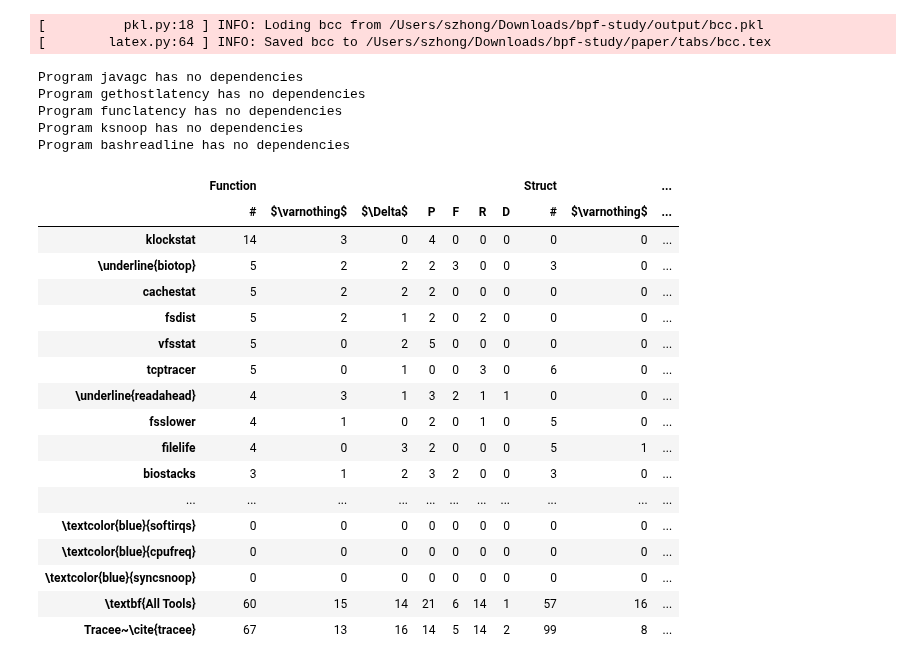
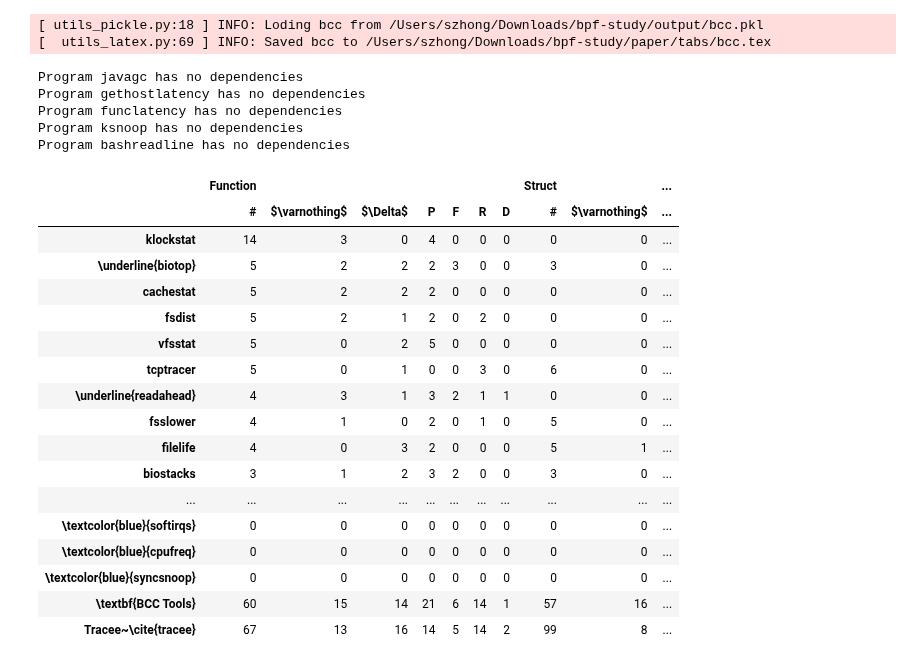
Before and after one commit to ShawnZhong/DepSurf, a Jupyter notebook: 51_bcc_table.ipynb, the cells around one changed output. Drawn from its saved outputs; the diff is of its cells as text; code cells hidden in the pictures.

```diff
--- a/51_bcc_table.ipynb
+++ b/51_bcc_table.ipynb
@@ -24,7 +24,7 @@ COLUMNS = {
 
 NUM_PROGS = r"# BCC tool"
 PCT_PROGS = r"% BCC tool"
-NUM_DEPS = r"All Tools"
+NUM_DEPS = r"BCC Tools"
 PCT_DEPS = r"% Dep vec"
 
 BOLD_SUMMARY = True
@@ -172,37 +172,51 @@ df = df.map(f)
 df_latex = df.map(lambda x: GRAY_DASH if x == 0 else x)
 latex = df_latex.to_latex(
     multicolumn_format="c|",
-    column_format="l|rrrrrrr|rr|rrr|rrr|rrr",
+    column_format=r"l|rrrrrrr|rr|rrr|rrr|rr",
 )
 # latex = latex.replace(NUM_PROGS, r"\hline" + "\n" + NUM_PROGS)
-latex = latex.replace(TRACEE_VAL, r"\midrule" + "\n" + TRACEE_VAL)
+row = " & ".join([
+    r"\textbf{Mismatch}",
+    "",
+    r"\multicolumn{6}{c|}{42}",
+    "",
+    "", # r"\multicolumn{1}{c|}{}",
+    "",
+    r"\multicolumn{2}{c|}{53}",
+    "",
+    r"\multicolumn{2}{c|}{24}",
+    "",
+    "5",
+])
+row = r"\cline{3-8} \cline{10-10} \cline{12-13}  \cline{15-16} \cline{18-18}" + "\n" + row + r"\\"
+latex = latex.replace(TRACEE_VAL, row + r"\midrule" + "\n" + TRACEE_VAL)
 
-save_latex(latex, "bcc")
+save_latex(latex, "bcc", midrule=False)
 
 df
 # %% [output]
-[          pkl.py:18 ] INFO: Loding bcc from /Users/szhong/Downloads/bpf-study/output/bcc.pkl
-[        latex.py:64 ] INFO: Saved bcc to /Users/szhong/Downloads/bpf-study/paper/tabs/bcc.tex
+[ utils_pickle.py:18 ] INFO: Loding bcc from /Users/szhong/Downloads/bpf-study/output/bcc.pkl
+[  utils_latex.py:69 ] INFO: Saved bcc to /Users/szhong/Downloads/bpf-study/paper/tabs/bcc.tex
 Program javagc has no dependencies
 Program gethostlatency has no dependencies
 Program funclatency has no dependencies
 Program ksnoop has no dependencies
 Program bashreadline has no dependencies
 |  | Function |  |  |  |  |  |  | Struct |  | ... |
 |  | # | $\varnothing$ | $\Delta$ | P | F | R | D | # | $\varnothing$ | ... |
 | klockstat | 14 | 3 | 0 | 4 | 0 | 0 | 0 | 0 | 0 | ... |
 | \underline{biotop} | 5 | 2 | 2 | 2 | 3 | 0 | 0 | 3 | 0 | ... |
 | cachestat | 5 | 2 | 2 | 2 | 0 | 0 | 0 | 0 | 0 | ... |
 | fsdist | 5 | 2 | 1 | 2 | 0 | 2 | 0 | 0 | 0 | ... |
 | vfsstat | 5 | 0 | 2 | 5 | 0 | 0 | 0 | 0 | 0 | ... |
 | tcptracer | 5 | 0 | 1 | 0 | 0 | 3 | 0 | 6 | 0 | ... |
 | \underline{readahead} | 4 | 3 | 1 | 3 | 2 | 1 | 1 | 0 | 0 | ... |
 | fsslower | 4 | 1 | 0 | 2 | 0 | 1 | 0 | 5 | 0 | ... |
 | filelife | 4 | 0 | 3 | 2 | 0 | 0 | 0 | 5 | 1 | ... |
 | biostacks | 3 | 1 | 2 | 3 | 2 | 0 | 0 | 3 | 0 | ... |
 | ... | ... | ... | ... | ... | ... | ... | ... | ... | ... | ... |
 | \textcolor{blue}{softirqs} | 0 | 0 | 0 | 0 | 0 | 0 | 0 | 0 | 0 | ... |
 | \textcolor{blue}{cpufreq} | 0 | 0 | 0 | 0 | 0 | 0 | 0 | 0 | 0 | ... |
 | \textcolor{blue}{syncsnoop} | 0 | 0 | 0 | 0 | 0 | 0 | 0 | 0 | 0 | ... |
-| \textbf{All Tools} | 60 | 15 | 14 | 21 | 6 | 14 | 1 | 57 | 16 | ... |
+| \textbf{BCC Tools} | 60 | 15 | 14 | 21 | 6 | 14 | 1 | 57 | 16 | ... |
 | Tracee~\cite{tracee} | 67 | 13 | 16 | 14 | 5 | 14 | 2 | 99 | 8 | ... |
```
